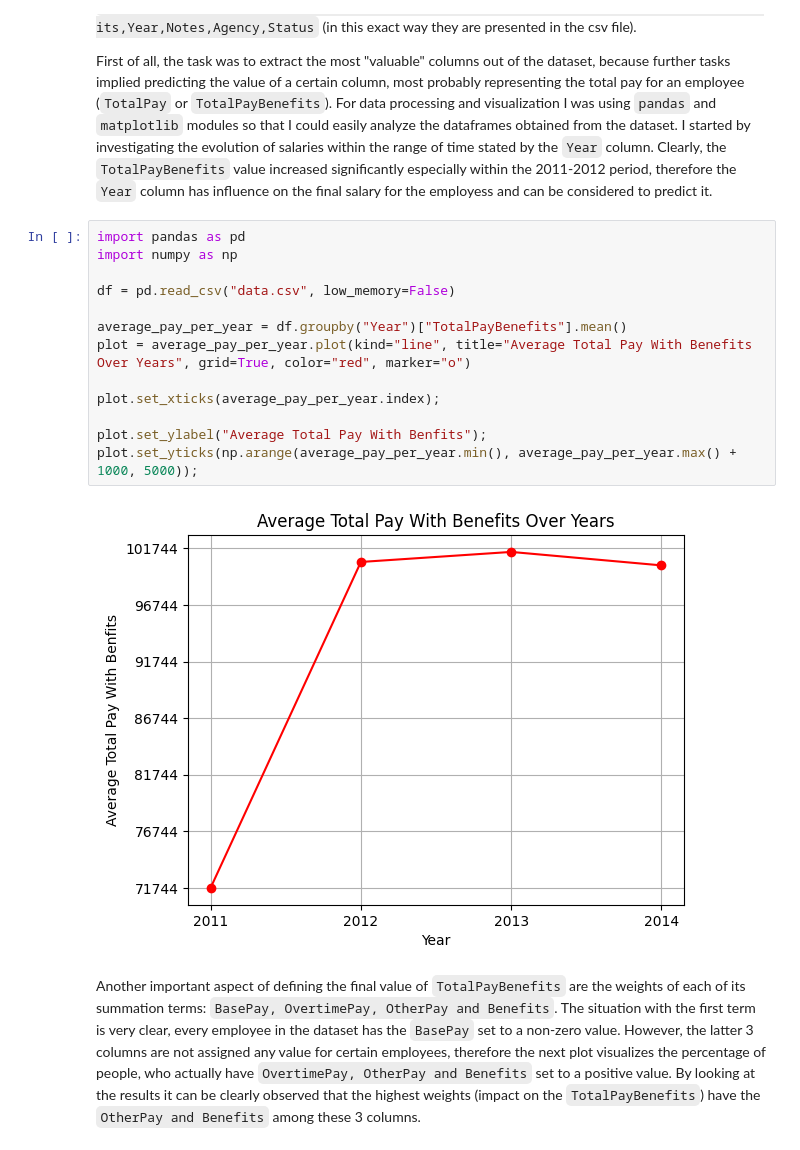
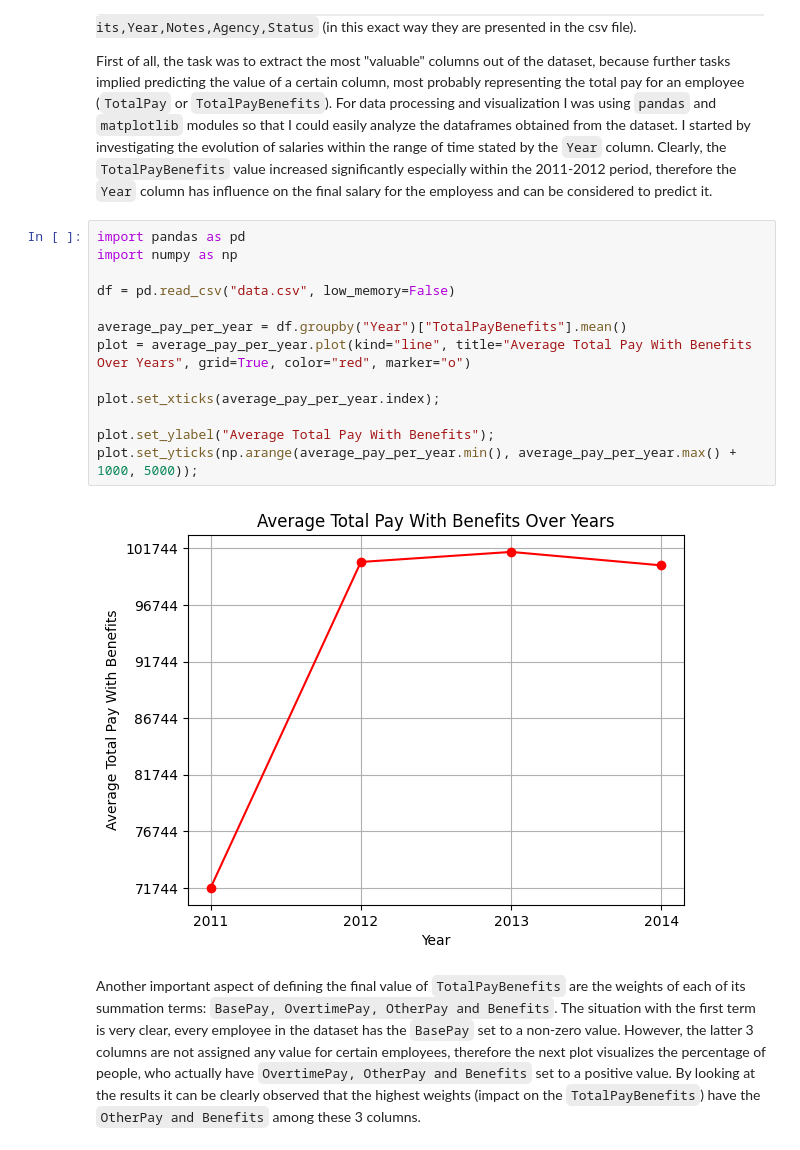
Before and after one commit to lavanda888boy/FIA_Labs, a Jupyter notebook: Lab4_Learning/Lab4_Learning.ipynb, the cells around one changed output. Drawn from its saved outputs; the diff is of its cells as text.

```diff
--- a/Lab4_Learning/Lab4_Learning.ipynb
+++ b/Lab4_Learning/Lab4_Learning.ipynb
@@ -19,18 +19,18 @@ First of all, the task was to extract the most "valuable" columns out of the dat
 # %%
 import pandas as pd
 import numpy as np
 
 df = pd.read_csv("data.csv", low_memory=False)
 
 average_pay_per_year = df.groupby("Year")["TotalPayBenefits"].mean()
 plot = average_pay_per_year.plot(kind="line", title="Average Total Pay With Benefits Over Years", grid=True, color="red", marker="o")
 
 plot.set_xticks(average_pay_per_year.index);
 
-plot.set_ylabel("Average Total Pay With Benfits");
+plot.set_ylabel("Average Total Pay With Benefits");
 plot.set_yticks(np.arange(average_pay_per_year.min(), average_pay_per_year.max() + 1000, 5000));
 # %% [output]
-[figure, old version]
+[figure, new version]
 # %% [markdown]
 Another important aspect of defining the final value of `TotalPayBenefits` are the weights of each of its summation terms: `BasePay, OvertimePay, OtherPay and Benefits`. The situation with the first term is very clear, every employee in the dataset has the `BasePay` set to a non-zero value. However, the latter 3 columns are not assigned any value for certain employees, therefore the next plot visualizes the percentage of people, who actually have `OvertimePay, OtherPay and Benefits` set to a positive value. By looking at the results it can be clearly observed that the highest weights (impact on the `TotalPayBenefits`) have the `OtherPay and Benefits` among these 3 columns.
 # %%
```
Also changed, not shown: parts of 8 cells of this notebook.
